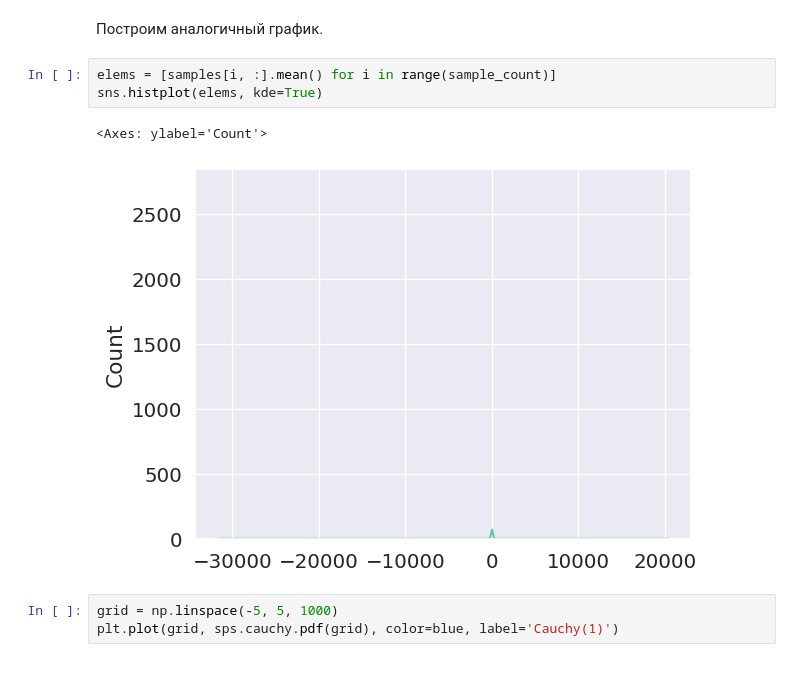
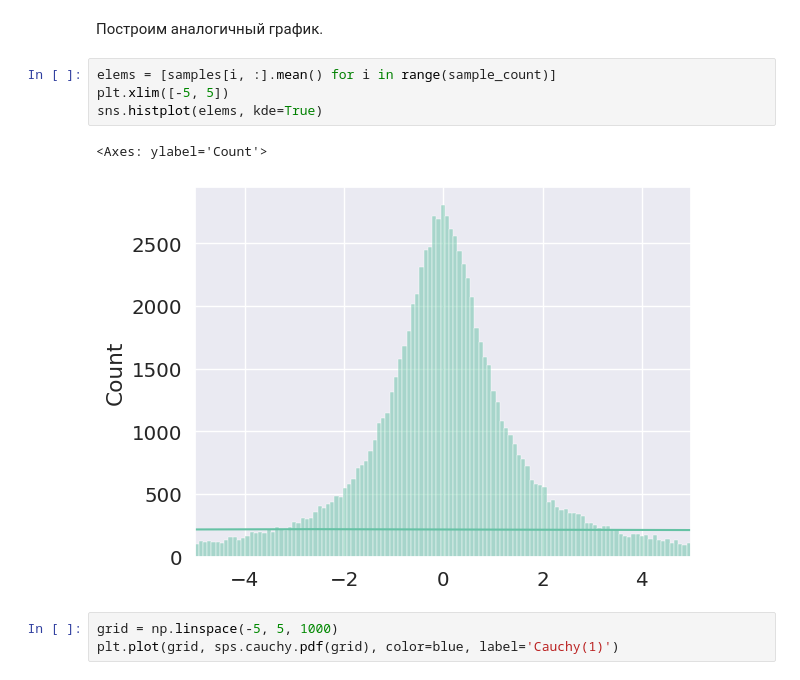
Before and after one commit to egoroz/data_scince_4_sem, a Jupyter notebook: 7/HW_7.ipynb, the cells around one changed output. Drawn from its saved outputs; the diff is of its cells as text.

```diff
--- a/7/HW_7.ipynb
+++ b/7/HW_7.ipynb
@@ -224,10 +227,11 @@ samples = sps.cauchy.rvs(size=(sample_count, sample_size))
 Построим аналогичный график.
 # %%
 elems = [samples[i, :].mean() for i in range(sample_count)]
+plt.xlim([-5, 5])
 sns.histplot(elems, kde=True)
 # %% [output]
 <Axes: ylabel='Count'>
-[figure, old version]
+[figure, new version]
 # %%
 grid = np.linspace(-5, 5, 1000)
 plt.plot(grid, sps.cauchy.pdf(grid), color=blue, label='Cauchy(1)')
```
Also changed, not shown: parts of 40 cells of this notebook, 3 other files.
